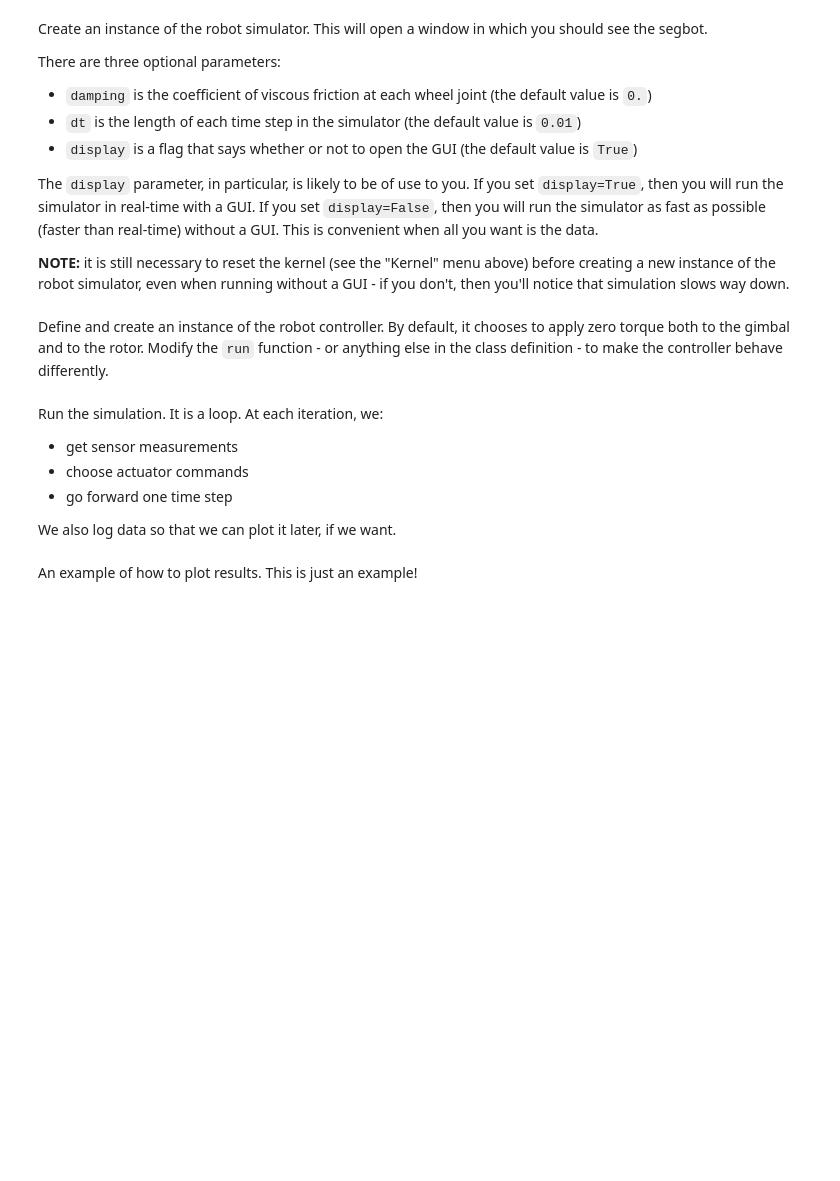
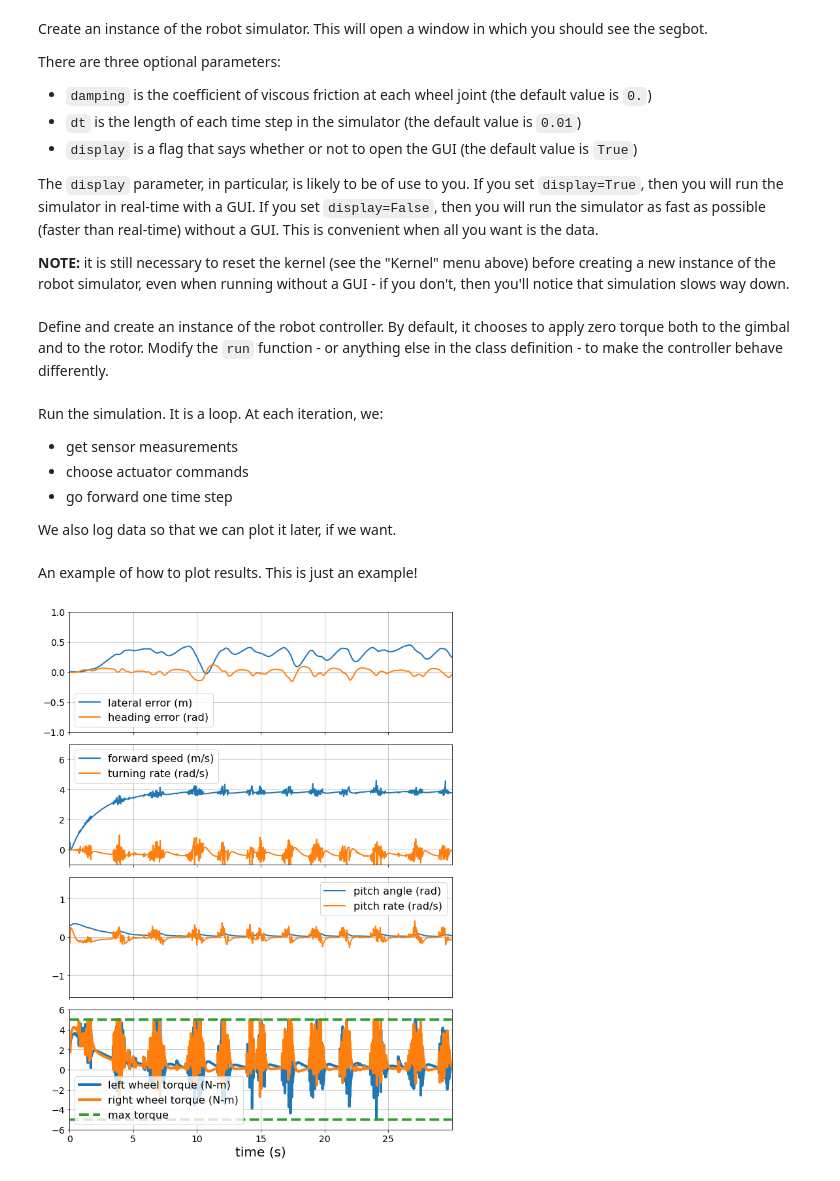
Before and after one commit to GigaVoltFlash/ae353-sp21, a Jupyter notebook: projects/02_segbot/SegbotDemo.ipynb, the cells around one changed output. Drawn from its saved outputs; the diff is of its cells as text; code cells hidden in the pictures; blank space fills up the shorter version.

```diff
--- a/projects/02_segbot/SegbotDemo.ipynb
+++ b/projects/02_segbot/SegbotDemo.ipynb
@@ -42,9 +44,30 @@ class RobotController:
     def __init__(self, dt=0.01):
         self.dt = dt
 
+        self.K = np.array([[-4.183300132670416,
+  -12.858508382877737,
+  -1.2247448713915077,
+  -4.7164090797549685,
+  -23.124971843698603,
+  -4.228385138595282],
+ [4.183300132670345,
+  12.85850838287758,
+  -1.2247448713915077,
+  4.716409079754995,
+  -23.124971843698717,
+  -4.228385138595282]])
+        self.v_des = 4
+        self.e_l_des = -0.2
+
     def run(self, lateral_error, heading_error, forward_speed, turning_rate, pitch_angle, pitch_rate):
-        tau_left = -1.5*(6 - forward_speed) + 10*(lateral_error - 0.1) + 20*(heading_error-0) + 2.5*(turning_rate - 0) + 60*(pitch_angle-0) + 5*(pitch_rate-0)  # <--- torque applied to left wheel (positive means rolling forward)
-        tau_right = -1.5*(6 - forward_speed) -10*(lateral_error - 0.1) - 20*(heading_error-0) - 2.5*(turning_rate - 0) + 60*(pitch_angle-0) + 5*(pitch_rate-0) # <--- torque applied to right wheel (positive means rolling forward)
+         # tau_left = -1.5*(6 - forward_speed) + 10*(lateral_error - 0.1) + 20*(heading_error-0) + 5*(turning_rate - 0) + 60*(pitch_angle-0) + 5*(pitch_rate-0)  # <--- torque applied to left wheel (positive means rolling forward)
+         # tau_right = -1.5*(6 - forward_speed) -10*(lateral_error - 0.1) - 20*(heading_error-0) - 5*(turning_rate - 0) + 60*(pitch_angle-0) + 5*(pitch_rate-0) # <--- torque applied to right wheel (positive means rolling forward)
+        x = np.array([[lateral_error-self.e_l_des], [heading_error], [forward_speed - self.v_des], [turning_rate], [pitch_angle], [pitch_rate]])
+        u = -self.K @ x
+
+        tau_left = u[0] # <-- Torque to left wheel
+        tau_right = u[1] # <-- Torque to right wheel
+
         return tau_left, tau_right
 
 controller = RobotController(dt=robot.dt)
@@ -141,35 +164,40 @@ ax[0].plot(data['t'], data['heading_error'], label='heading error (rad)', linewi
 ax[0].grid()
 ax[0].legend(fontsize=16)
 ax[0].tick_params(labelsize=14)
+ax[0].set_ylim(-1, 1)
 
 # Second subplot
 ax[1].plot(data['t'], data['forward_speed'], label='forward speed (m/s)', linewidth=2)
 ax[1].plot(data['t'], data['turning_rate'], label='turning rate (rad/s)', linewidth=2)
 ax[1].grid()
 ax[1].legend(fontsize=16)
 ax[1].tick_params(labelsize=14)
+ax[1].set_ylim(-1,7)
 
 # Third subplot
 ax[2].plot(data['t'], data['pitch_angle'], label='pitch angle (rad)', linewidth=2)
 ax[2].plot(data['t'], data['pitch_rate'], label='pitch rate (rad/s)', linewidth=2)
 ax[2].grid()
 ax[2].legend(fontsize=16)
 ax[2].tick_params(labelsize=14)
+ax[2].set_ylim(-np.pi/2, np.pi/2)
 
 # Fourth subplot
 ax[3].plot(data['t'], data['tau_left'], label='left wheel torque (N-m)', linewidth=4)
 ax[3].plot(data['t'], data['tau_right'], label='right wheel torque (N-m)', linewidth=4)
 ax[3].plot(data['t'], np.ones_like(data['t']) * robot.tau_max, '--', label='max torque', linewidth=4, color='C2')
 ax[3].plot(data['t'], -np.ones_like(data['t']) * robot.tau_max, '--', linewidth=4, color='C2')
 ax[3].grid()
 ax[3].legend(fontsize=16)
 ax[3].tick_params(labelsize=14)
 ax[3].set_ylim(-1.2 * robot.tau_max, 1.2 * robot.tau_max)
 
 # Set x-axis properties (only need to do this on the fourth
 # subplot since all four subplots share the same x-axis)
 ax[3].set_xlabel('time (s)', fontsize=20)
 ax[3].set_xlim([data['t'][0], data['t'][-1]])
 
 # Make the arrangement of subplots look nice
 fig.tight_layout()
+# %% [output]
+[figure, added]
```
Also changed, not shown: parts of 2 cells of this notebook, 1 other file.
